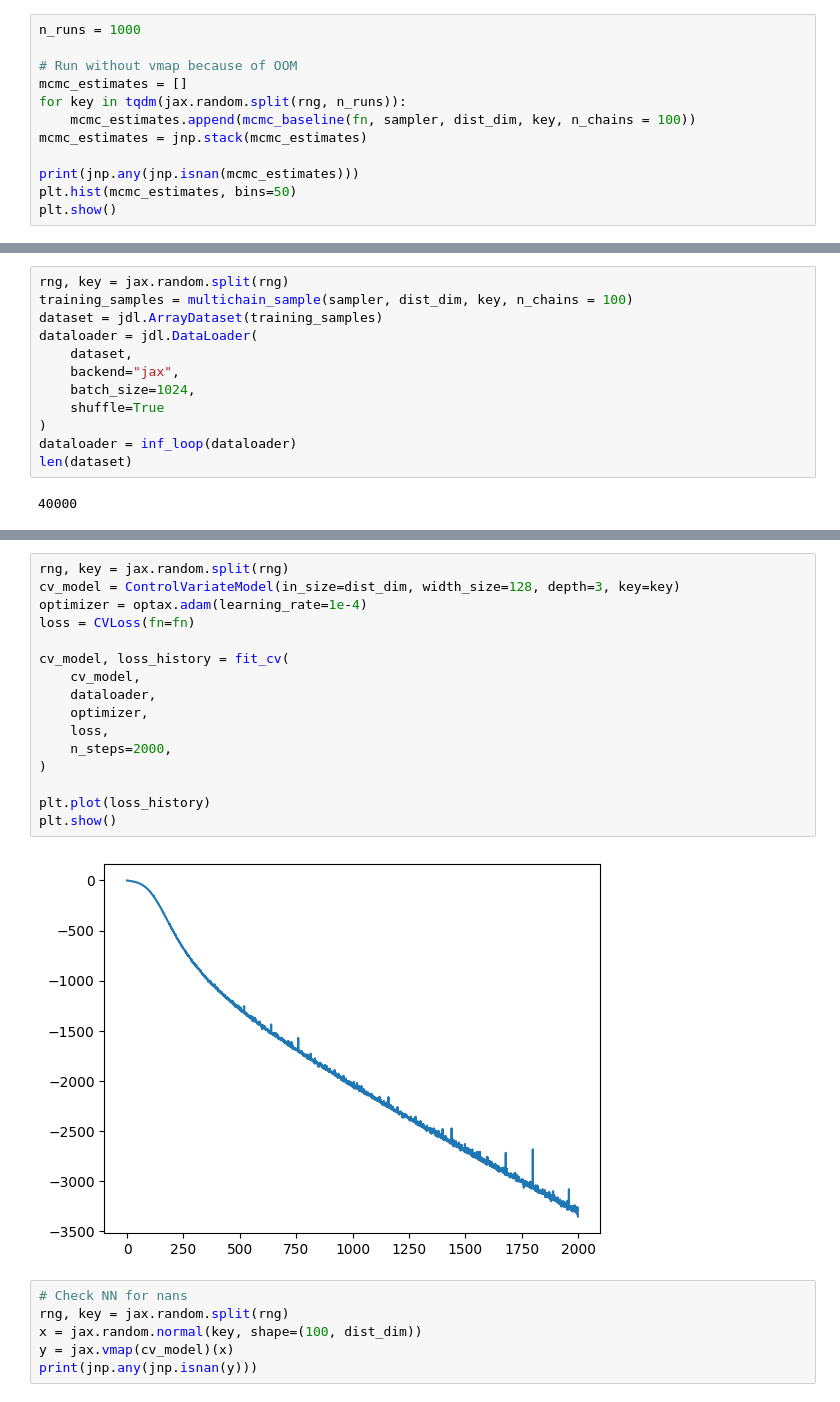
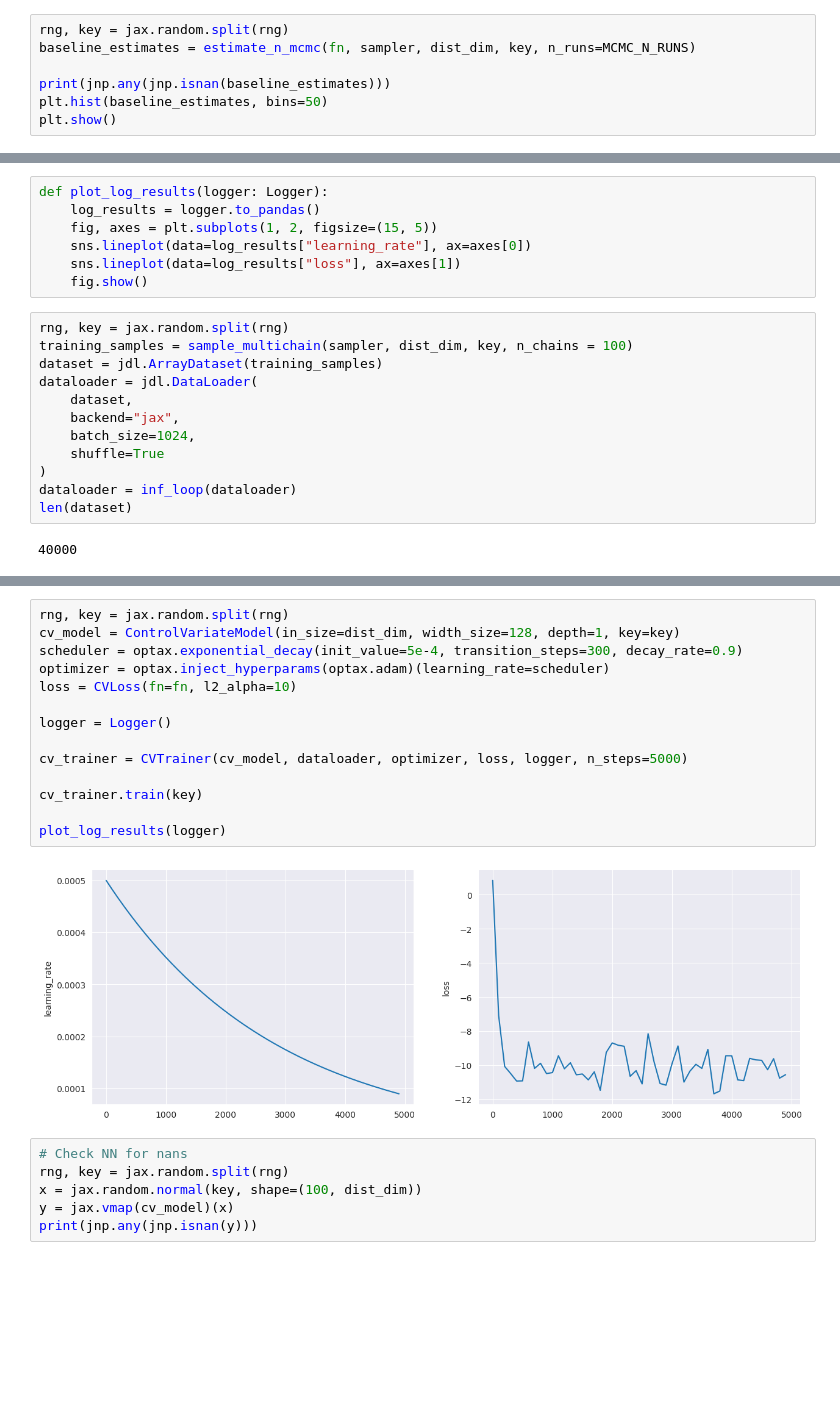
Before and after one commit to kkorolev1/mcmc-control-variates, a Jupyter notebook: experiments.ipynb, the cells around one changed output, grey strips where cells are left out. Cells and saved outputs as stored; diff of their text form; blank space fills up the shorter version.

Commit message:
refactoring trainer and loss modules

```diff
--- a/experiments.ipynb
+++ b/experiments.ipynb
@@ -68,14 +71,9 @@ fn = jax.jit(lambda x: x.sum(axis=-1))
 # %%
-n_runs = 1000
+rng, key = jax.random.split(rng)
+baseline_estimates = estimate_n_mcmc(fn, sampler, dist_dim, key, n_runs=MCMC_N_RUNS)
 
-# Run without vmap because of OOM
-mcmc_estimates = []
-for key in tqdm(jax.random.split(rng, n_runs)):
-    mcmc_estimates.append(mcmc_baseline(fn, sampler, dist_dim, key, n_chains = 100))
-mcmc_estimates = jnp.stack(mcmc_estimates)
-
-print(jnp.any(jnp.isnan(mcmc_estimates)))
-plt.hist(mcmc_estimates, bins=50)
+print(jnp.any(jnp.isnan(baseline_estimates)))
+plt.hist(baseline_estimates, bins=50)
 plt.show()
 # %% [output]
 False
@@ -95,6 +98,13 @@ from utils import inf_loop
+# %%
+def plot_log_results(logger: Logger):
+    log_results = logger.to_pandas()
+    fig, axes = plt.subplots(1, 2, figsize=(15, 5))
+    sns.lineplot(data=log_results["learning_rate"], ax=axes[0])
+    sns.lineplot(data=log_results["loss"], ax=axes[1])
+    fig.show()
 # %%
 rng, key = jax.random.split(rng)
-training_samples = multichain_sample(sampler, dist_dim, key, n_chains = 100)
+training_samples = sample_multichain(sampler, dist_dim, key, n_chains = 100)
 dataset = jdl.ArrayDataset(training_samples)
 dataloader = jdl.DataLoader(
     dataset,
@@ -115,21 +125,19 @@ plt.show()
 # %%
 rng, key = jax.random.split(rng)
-cv_model = ControlVariateModel(in_size=dist_dim, width_size=128, depth=3, key=key)
-optimizer = optax.adam(learning_rate=1e-4)
-loss = CVLoss(fn=fn)
+cv_model = ControlVariateModel(in_size=dist_dim, width_size=128, depth=1, key=key)
+scheduler = optax.exponential_decay(init_value=5e-4, transition_steps=300, decay_rate=0.9)
+optimizer = optax.inject_hyperparams(optax.adam)(learning_rate=scheduler)
+loss = CVLoss(fn=fn, l2_alpha=10)
 
-cv_model, loss_history = fit_cv(
-    cv_model,
-    dataloader,
-    optimizer,
-    loss,
-    n_steps=2000,
-)
+logger = Logger()
 
-plt.plot(loss_history)
-plt.show()
+cv_trainer = CVTrainer(cv_model, dataloader, optimizer, loss, logger, n_steps=5000)
+
+cv_trainer.train(key)
+
+plot_log_results(logger)
 # %% [output]
-[figure, old version]
+[figure, new version]
 # %%
 # Check NN for nans
 rng, key = jax.random.split(rng)
```
Also changed, not shown: parts of 38 cells of this notebook, 11 other files.
